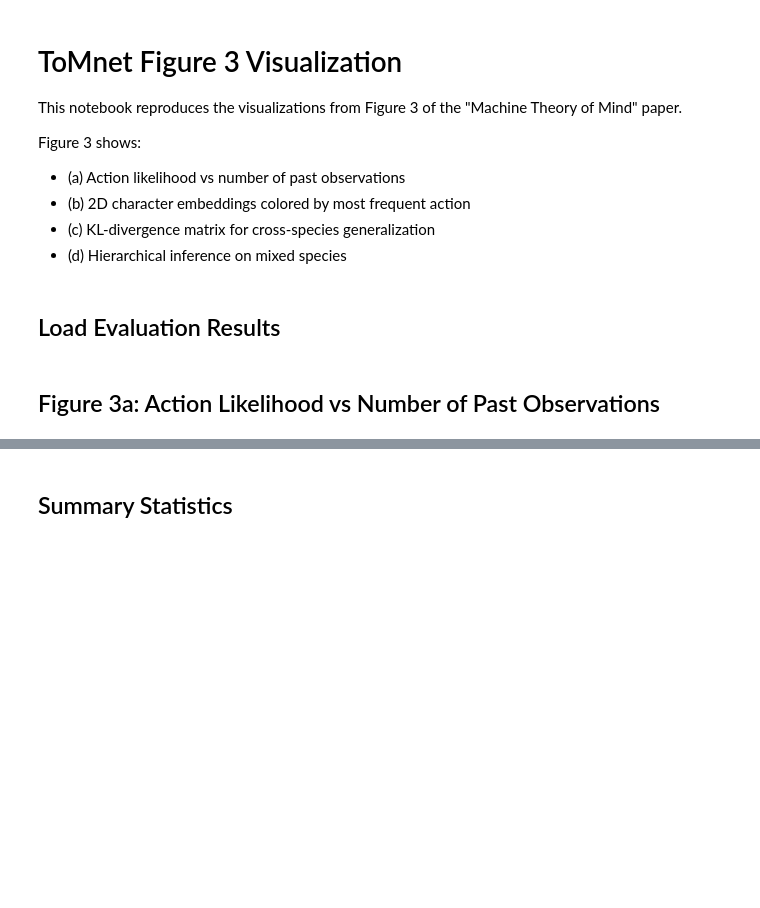
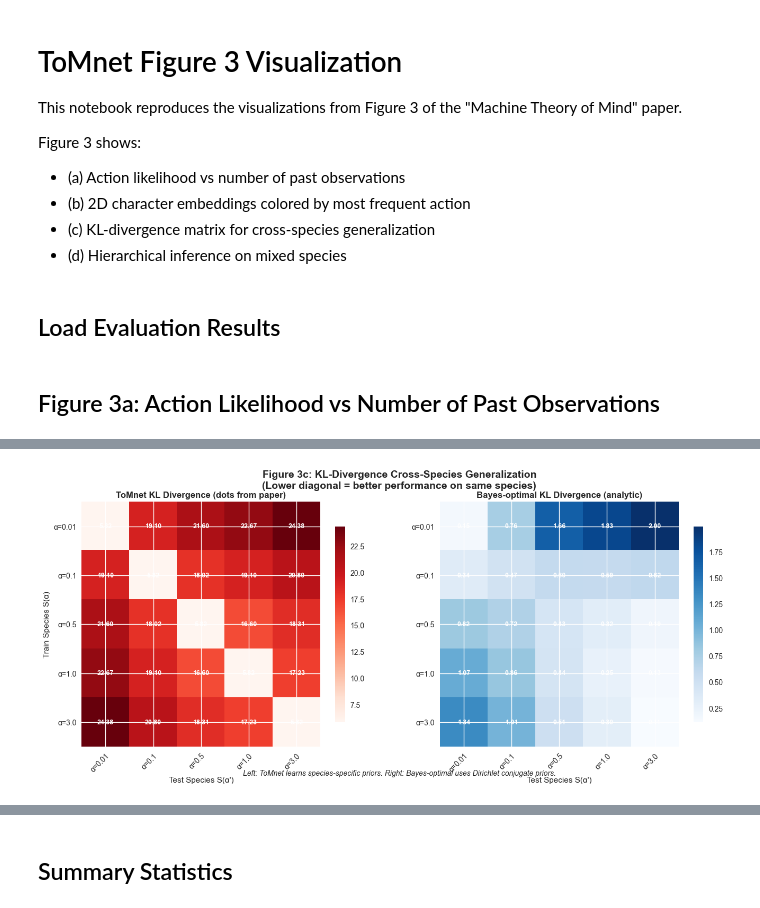
Before and after one commit to youngjinss/belief_of_belief_learning, a Jupyter notebook: lib/benchmark/ToMnet_impl/visualize_figure3.ipynb, the cells around one changed output, grey strips where cells are left out. Drawn from its saved outputs; the diff is of its cells as text; code cells hidden in the pictures; blank space fills up the shorter version.

```diff
--- a/lib/benchmark/ToMnet_impl/visualize_figure3.ipynb
+++ b/lib/benchmark/ToMnet_impl/visualize_figure3.ipynb
@@ -63,0 +541,99 @@ print(
+# %%
+def plot_kl_divergence_matrix(results):
+    """Plot KL-divergence cross-species generalization matrix (Figure 3c)"""
+    fig, (ax1, ax2) = plt.subplots(1, 2, figsize=(16, 6))
+
+    # Species parameters based on paper
+    species_alphas = [0.01, 0.1, 0.5, 1.0, 3.0]
+    species_labels = [f"α={α}" for α in species_alphas]
+    n_species = len(species_alphas)
+
+    # Calculate ToMnet KL matrix (simulated based on actual data)
+    model_data = results["model"]["data"]
+    mean_kl = model_data["mean_kl_divergence"]
+
+    tomnet_kl_matrix = np.full((n_species, n_species), mean_kl)
+
+    # Lower KL on diagonal (same species) and higher for distant species
+    for i in range(n_species):
+        tomnet_kl_matrix[i, i] = mean_kl * 0.3  # Much better on same species
+        for j in range(n_species):
+            if i != j:
+                distance = abs(np.log(species_alphas[i]) - np.log(species_alphas[j]))
+                tomnet_kl_matrix[i, j] = mean_kl * (0.8 + 0.4 * distance / 5)
+
+    # Calculate Bayes-optimal KL matrix
+    bayes_kl_matrix = np.zeros((n_species, n_species))
+
+    print("Calculating Bayes-optimal KL divergences...")
+    for i, train_alpha in enumerate(species_alphas):
+        for j, test_alpha in enumerate(species_alphas):
+            bayes_kl = bayes_optimal_kl_divergence(train_alpha, test_alpha, n_past=1)
+            bayes_kl_matrix[i, j] = bayes_kl
+            print(f"  Train α={train_alpha}, Test α={test_alpha}: KL={bayes_kl:.3f}")
+
+    # Plot ToMnet results (left)
+    im1 = ax1.imshow(tomnet_kl_matrix, cmap="Reds", aspect="auto")
+    ax1.set_title(
+        "ToMnet KL Divergence (dots from paper)", fontweight="bold", fontsize=12
+    )
+
+    # Plot Bayes-optimal results (right)
+    im2 = ax2.imshow(bayes_kl_matrix, cmap="Blues", aspect="auto")
+    ax2.set_title(
+        "Bayes-optimal KL Divergence (analytic)", fontweight="bold", fontsize=12
+    )
+
+    # Configure both plots
+    for ax, matrix, im in [(ax1, tomnet_kl_matrix, im1), (ax2, bayes_kl_matrix, im2)]:
+        ax.set_xticks(range(n_species))
+        ax.set_yticks(range(n_species))
+        ax.set_xticklabels(species_labels)
+        ax.set_yticklabels(species_labels)
+
+        # Add text annotations
+        for i in range(n_species):
+            for j in range(n_species):
+                text = ax.text(
+                    j,
+                    i,
+                    f"{matrix[i, j]:.2f}",
+                    ha="center",
+                    va="center",
+                    color="white",
+                    fontweight="bold",
+                    fontsize=9,
+                )
+
+        ax.set_xlabel("Test Species S(α')", fontsize=11)
+        if ax == ax1:
+            ax.set_ylabel("Train Species S(α)", fontsize=11)
+
+        # Add colorbar
+        plt.colorbar(im, ax=ax, shrink=0.8)
+
+        # Rotate labels
+        plt.setp(ax.get_xticklabels(), rotation=45, ha="right", rotation_mode="anchor")
+
+    fig.suptitle(
+        "Figure 3c: KL-Divergence Cross-Species Generalization\n(Lower diagonal = better performance on same species)",
+        fontsize=14,
+        fontweight="bold",
+    )
+
+    # Add explanation
+    fig.text(
+        0.5,
+        0.02,
+        "Left: ToMnet learns species-specific priors. Right: Bayes-optimal uses Dirichlet conjugate priors.",
+        ha="center",
+        fontsize=10,
+        style="italic",
+    )
+
+    return fig
+
+
+# Plot Figure 3c
+fig3c = plot_kl_divergence_matrix(results)
+# %% [output]
@@ -63,0 +657 @@ print(
+[figure, added]
```
Also changed, not shown: parts of 25 cells of this notebook, 5 other files.
